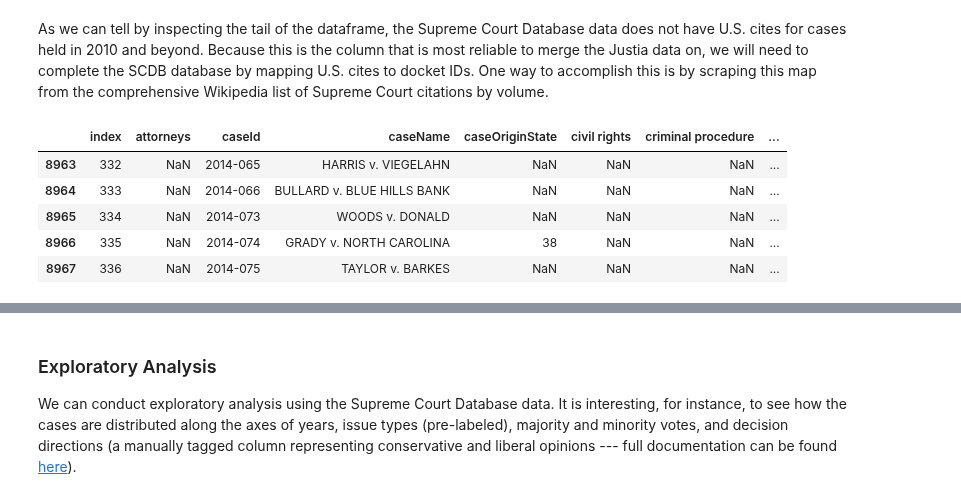
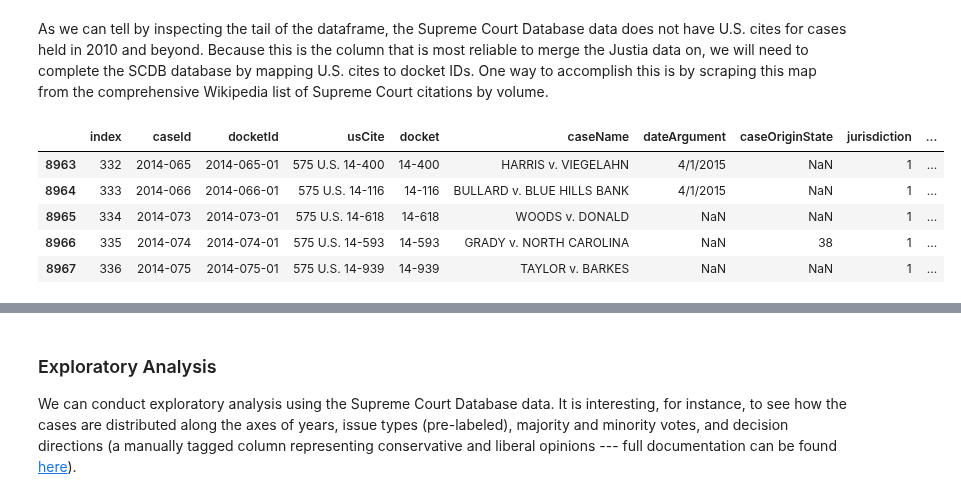
Before and after one commit to yunhanxu/cs109-project, a Jupyter notebook: data_merging.ipynb, the cells around one changed output, grey strips where cells are left out. Saved outputs shown, nothing was run; the diff lists cells and outputs as text; code cells hidden in the pictures.

Commit message:
data merging - fixed the year thing

```diff
--- a/data_merging.ipynb
+++ b/data_merging.ipynb
@@ -190,26 +190,26 @@ citedf = pd.DataFrame(cite_dict)
 # %%
 # add a year column to SCDB data in order to subset 2010+ cases
 scdb_df["year"] = [int(scdb_df["caseId"][x].split("-")[0]) for x in range(0,len(scdb_df))]
 scdb_subset = scdb_df[scdb_df["year"] >= 2010]
 scdb_merged = pd.merge(scdb_subset, citedf, left_on='docket', right_on='docket_num')
 
 # merge the scraped mapped list with the 2010+ SCDB data
 scdb_merged = scdb_merged.drop(["docket_num","usCite"],axis=1)
 scdb_merged.rename(columns={"us_cite":"usCite"}, inplace=True)
 scdb_merged = scdb_merged[['caseId','docketId','usCite','docket','caseName','dateArgument','caseOriginState','jurisdiction',\
-                   'issueArea','decisionDirection','decisionType','lawType','majOpinWriter','majVotes','minVotes']]
+                   'issueArea','decisionDirection','decisionType','lawType','majOpinWriter','majVotes','minVotes','year']]
 
 # concatenate the updated 2010+ and pre-2010 SCDB data
 final_scdb = pd.concat([scdb_df,scdb_merged])
 final_scdb = final_scdb.reset_index()
 final_scdb.tail()
 # %% [output]
-|  | index | attorneys | caseId | caseName | caseOriginState | civil rights | criminal procedure | ... |
-| 8963 | 332 | NaN | 2014-065 | HARRIS v. VIEGELAHN | NaN | NaN | NaN | ... |
-| 8964 | 333 | NaN | 2014-066 | BULLARD v. BLUE HILLS BANK | NaN | NaN | NaN | ... |
-| 8965 | 334 | NaN | 2014-073 | WOODS v. DONALD | NaN | NaN | NaN | ... |
-| 8966 | 335 | NaN | 2014-074 | GRADY v. NORTH CAROLINA | 38 | NaN | NaN | ... |
-| 8967 | 336 | NaN | 2014-075 | TAYLOR v. BARKES | NaN | NaN | NaN | ... |
+|  | index | caseId | docketId | usCite | docket | caseName | dateArgument | caseOriginState | jurisdiction | ... |
+| 8963 | 332 | 2014-065 | 2014-065-01 | 575 U.S. 14-400 | 14-400 | HARRIS v. VIEGELAHN | 4/1/2015 | NaN | 1 | ... |
+| 8964 | 333 | 2014-066 | 2014-066-01 | 575 U.S. 14-116 | 14-116 | BULLARD v. BLUE HILLS BANK | 4/1/2015 | NaN | 1 | ... |
+| 8965 | 334 | 2014-073 | 2014-073-01 | 575 U.S. 14-618 | 14-618 | WOODS v. DONALD | NaN | NaN | 1 | ... |
+| 8966 | 335 | 2014-074 | 2014-074-01 | 575 U.S. 14-593 | 14-593 | GRADY v. NORTH CAROLINA | NaN | 38 | 1 | ... |
+| 8967 | 336 | 2014-075 | 2014-075-01 | 575 U.S. 14-939 | 14-939 | TAYLOR v. BARKES | NaN | NaN | 1 | ... |
 # %%
 # now we can successfully merge the Justia and SCDB data on U.S. cite
 full_df = pd.merge(sample_df, final_scdb, left_on='us_cite', right_on='usCite')
```
Also changed, not shown: parts of 7 cells of this notebook.
